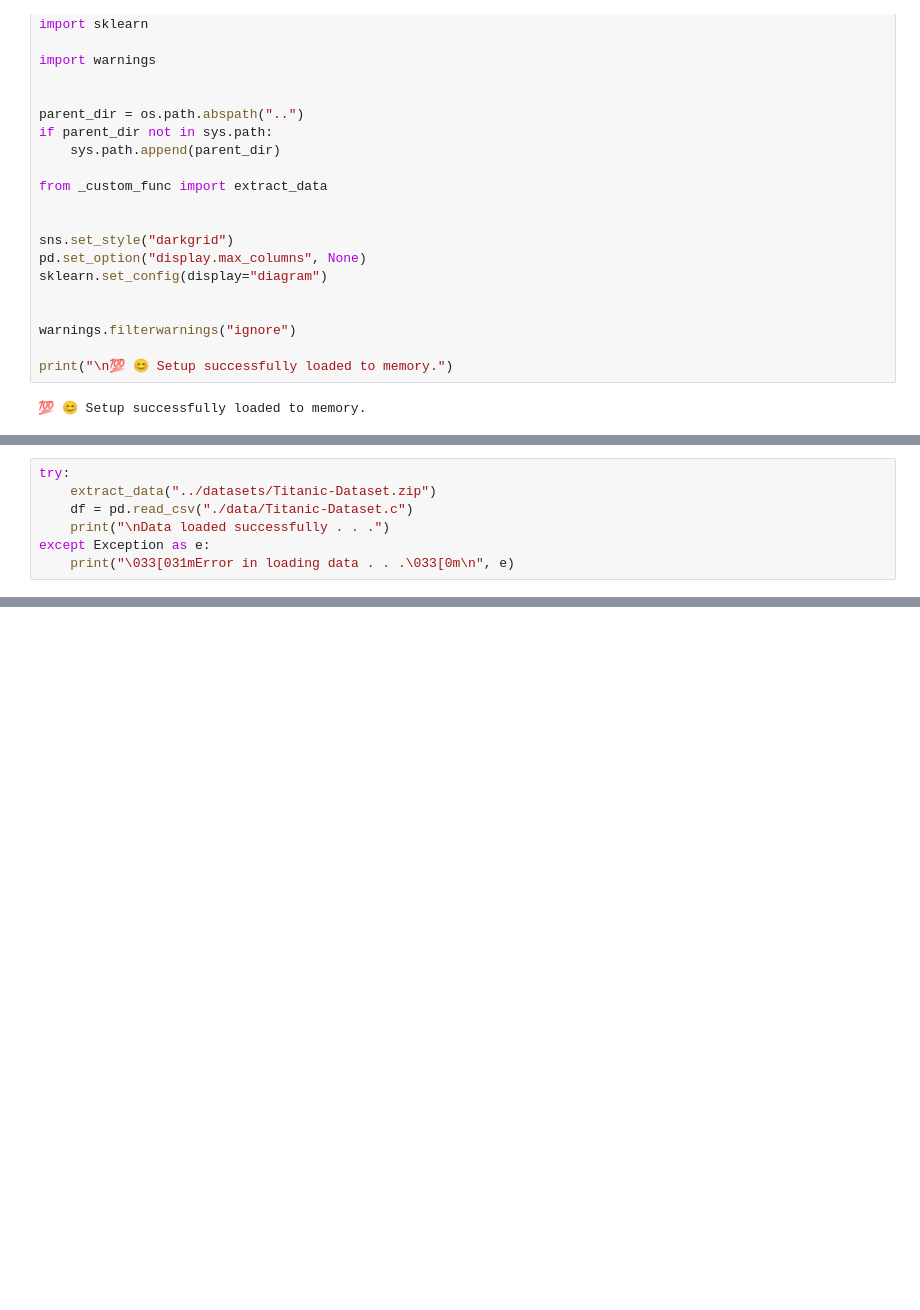
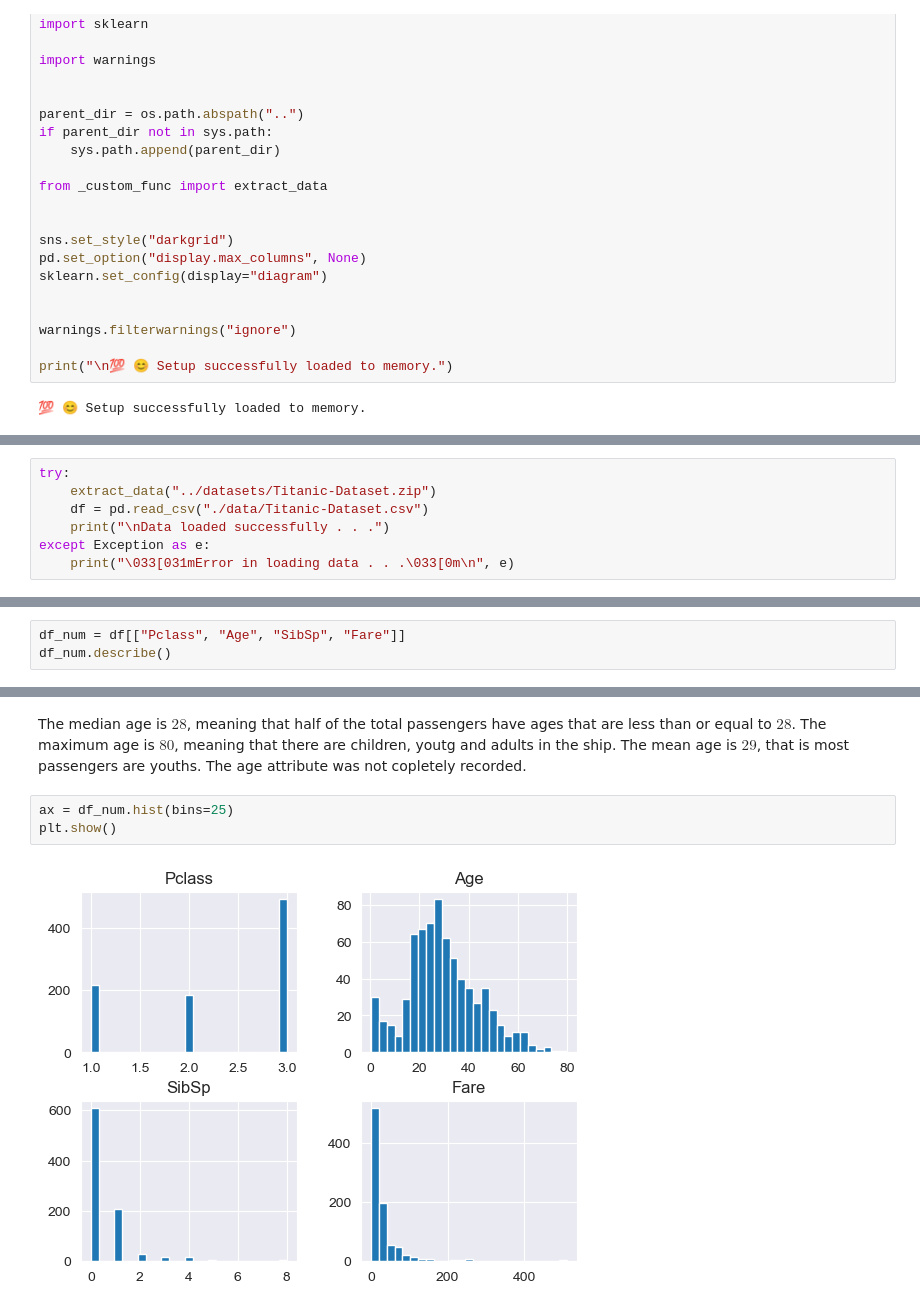
Before and after one commit to muyiwa-obadara/CODSOFT, a Jupyter notebook: titanic/titabic.ipynb, the cells around one changed output, grey strips where cells are left out. Saved outputs shown, nothing was run; the diff lists cells and outputs as text; blank space fills up the shorter version.

Commit message:
titanic

```diff
--- a/titanic/titabic.ipynb
+++ b/titanic/titabic.ipynb
@@ -37,7 +60,7 @@ print("\n💯 😊 Setup successfully loaded to memory.")
 # %%
 try:
     extract_data("../datasets/Titanic-Dataset.zip")
-    df = pd.read_csv("./data/Titanic-Dataset.c")
+    df = pd.read_csv("./data/Titanic-Dataset.csv")
     print("\nData loaded successfully . . .")
 except Exception as e:
     print("\033[031mError in loading data . . .\033[0m\n", e)
@@ -46,0 +121,3 @@ Error in loading data . . .
+# %%
+df_num = df[["Pclass", "Age", "SibSp", "Fare"]]
+df_num.describe()
@@ -46,0 +134,7 @@ Error in loading data . . .
+# %% [markdown]
+The median age is $28$, meaning that half of the total passengers have ages that are less than or equal to $28$. The maximum age is $80$, meaning that there are children, youtg and adults in the ship. The mean age is $29$, that is most passengers are youths. The age attribute was not copletely recorded.
+# %%
+ax = df_num.hist(bins=25)
+plt.show()
+# %% [output]
+[figure, added]
```
Also changed, not shown: parts of 12 cells of this notebook.
